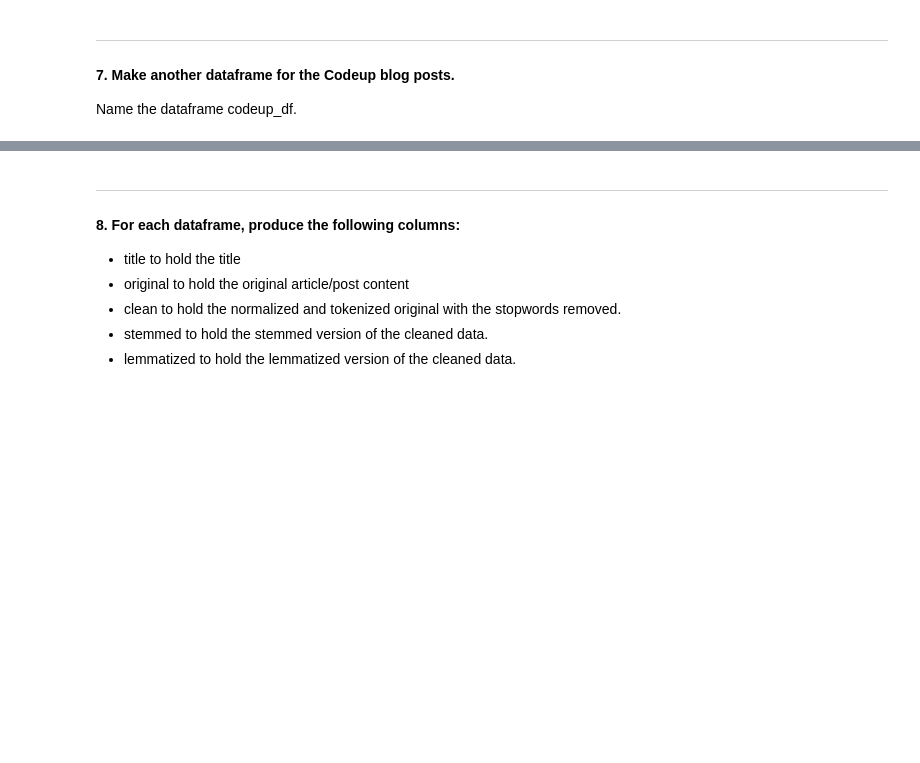
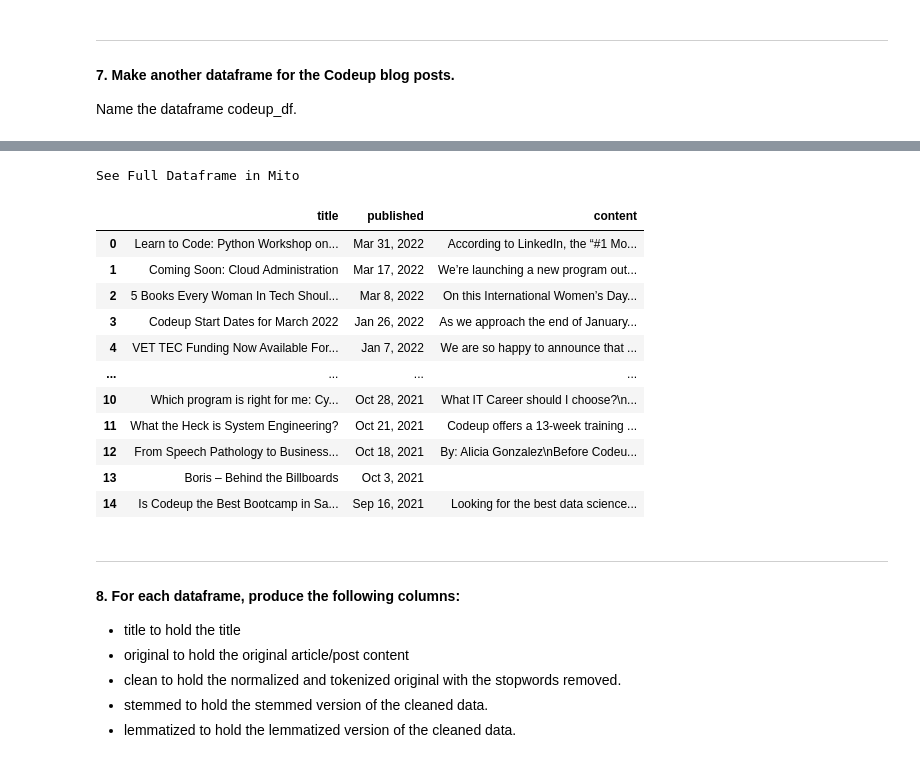
Before and after one commit to nicholas-dougherty/natural-language-processing-exercises, a Jupyter notebook: prepare_exercise.ipynb, the cells around one changed output, grey strips where cells are left out. Drawn from its saved outputs; the diff is of its cells as text; code cells hidden in the pictures; blank space fills up the shorter version.

```diff
--- a/prepare_exercise.ipynb
+++ b/prepare_exercise.ipynb
@@ -108,3 +187,5 @@ Name the dataframe news_df.
 
 #### 7. Make another dataframe for the Codeup blog posts.
 Name the dataframe codeup_df.
+# %%
+codeup_df = acquire.get_blog_articles()
@@ -111,3 +208,19 @@ Name the dataframe codeup_df.
+# %%
+codeup_df
+# %% [output]
+See Full Dataframe in Mito
+|  | title | published | content |
+| 0 | Learn to Code: Python Workshop on... | Mar 31, 2022 | According to LinkedIn, the “#1 Mo... |
+| 1 | Coming Soon: Cloud Administration | Mar 17, 2022 | We’re launching a new program out... |
+| 2 | 5 Books Every Woman In Tech Shoul... | Mar 8, 2022 | On this International Women’s Day... |
+| 3 | Codeup Start Dates for March 2022 | Jan 26, 2022 | As we approach the end of January... |
+| 4 | VET TEC Funding Now Available For... | Jan 7, 2022 | We are so happy to announce that ... |
+| ... | ... | ... | ... |
+| 10 | Which program is right for me: Cy... | Oct 28, 2021 | What IT Career should I choose?\n... |
+| 11 | What the Heck is System Engineering? | Oct 21, 2021 | Codeup offers a 13-week training ... |
+| 12 | From Speech Pathology to Business... | Oct 18, 2021 | By: Alicia Gonzalez\nBefore Codeu... |
+| 13 | Boris – Behind the Billboards | Oct 3, 2021 |  |
+| 14 | Is Codeup the Best Bootcamp in Sa... | Sep 16, 2021 | Looking for the best data science... |
 # %% [markdown]
 ***
 #### 8. For each dataframe, produce the following columns:
```
Also changed, not shown: parts of 9 cells of this notebook, 2 other files.
